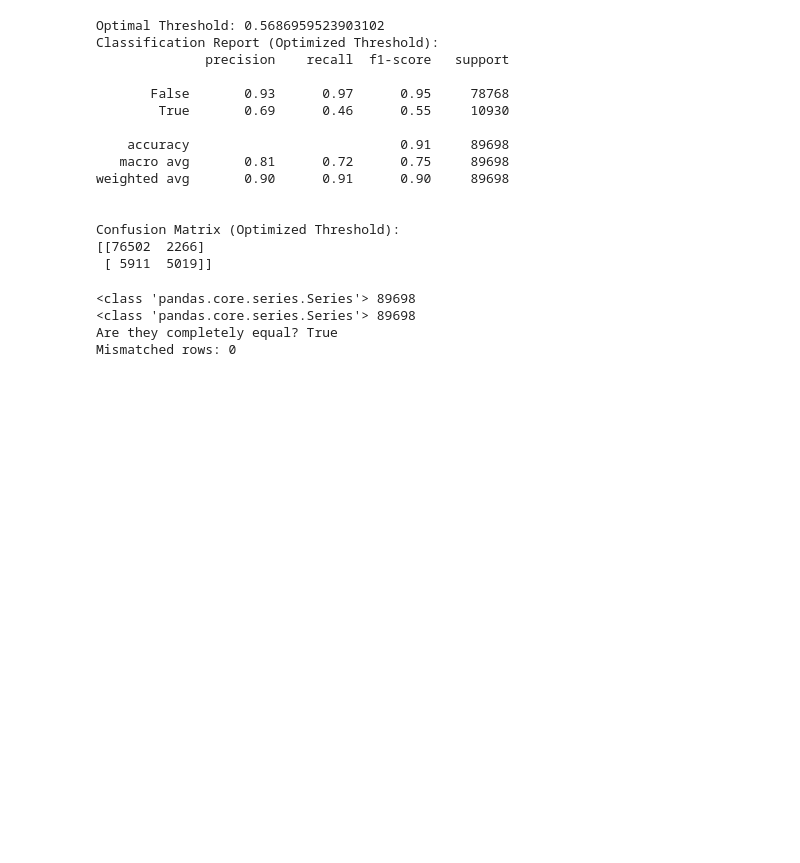
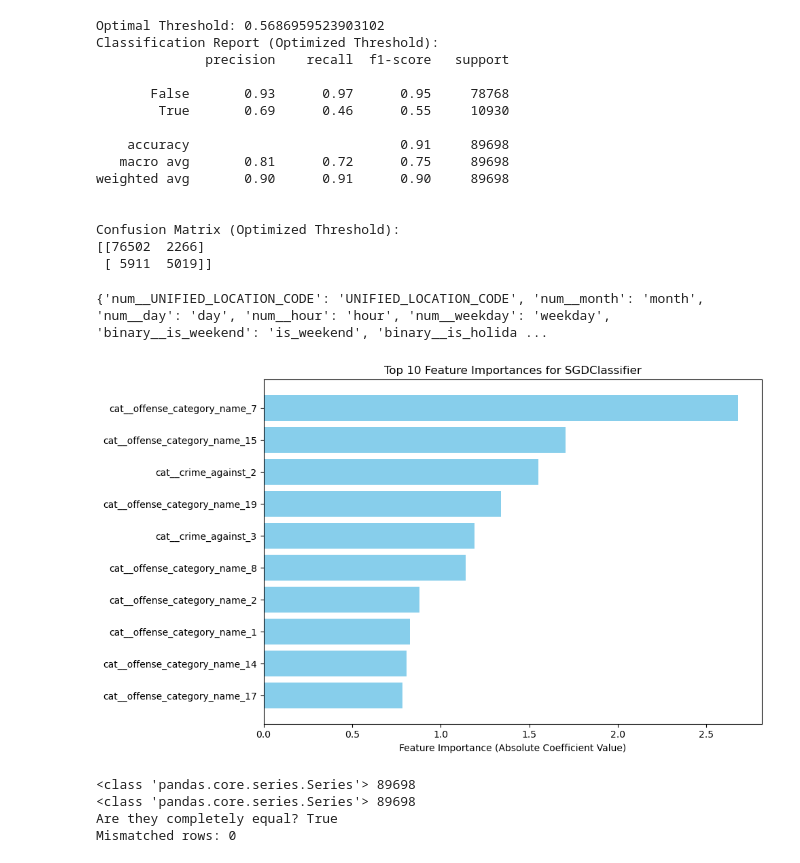
Before and after one commit to Ray7788/NIBRS-Crime-Prediction, a Jupyter notebook: 3_Model_Dev_Test.ipynb, the cells around one changed output. Saved outputs shown, nothing was run; the diff lists cells and outputs as text; code cells hidden in the pictures; blank space fills up the shorter version.

```diff
--- a/3_Model_Dev_Test.ipynb
+++ b/3_Model_Dev_Test.ipynb
@@ -538,6 +559,47 @@ weighted avg       0.90      0.91      0.90     89698
 Confusion Matrix (Optimized Threshold):
 [[76502  2266]
  [ 5911  5019]]
+# %%
+# Step 1: Extract the classifier from the pipeline
+classifier = model.named_steps['classifier']
+
+# Step 2: Get the coefficients
+# For binary classification, coef_ is a 1D array; for multiclass, it's 2D
+coefs = classifier.coef_
+if coefs.ndim > 1:  # If multiclass, take the mean across classes
+    coefs = np.mean(np.abs(coefs), axis=0)
+else:
+    coefs = np.abs(coefs)
+
+# Step 3: Get feature names from the preprocessor
+# Assuming preprocessor is a ColumnTransformer or similar
+feature_names = model.named_steps['preprocessor'].get_feature_names_out()
+
+# Map categorical feature names
+cat_transformer = preprocessor.named_transformers_['cat']
+cat_cols = [f"{cat}_{val}" for cat, vals in zip(categorical_features, cat_transformer.categories_) for val in vals]
+name_mapping = {
+    name: orig for name, orig in zip(feature_names, numeric_features + binary_features + cat_cols)
+}
+print(name_mapping)
+# Step 4: Create a DataFrame for sorting and plotting
+import pandas as pd
+feature_importance = pd.DataFrame({
+    'Feature': feature_names,
+    'Importance': coefs
+}).sort_values(by='Importance', ascending=False)
+
+# Step 5: Plot feature importance
+plt.figure(figsize=(10, 6))
+plt.barh(feature_importance['Feature'][:10], feature_importance['Importance'][:10], color='skyblue')
+plt.xlabel('Feature Importance (Absolute Coefficient Value)')
+plt.title('Top 10 Feature Importances for SGDClassifier')
+plt.gca().invert_yaxis()  # Highest importance at the top
+plt.tight_layout()
+plt.show()
+# %% [output]
+{'num__UNIFIED_LOCATION_CODE': 'UNIFIED_LOCATION_CODE', 'num__month': 'month', 'num__day': 'day', 'num__hour': 'hour', 'num__weekday': 'weekday', 'binary__is_weekend': 'is_weekend', 'binary__is_holida ...
+[figure, added]
 # %%
 # Check where they differ
 y_true = chicago_predictions['y_true'].reset_index(drop=True)
```
Also changed, not shown: parts of 3 cells of this notebook.
